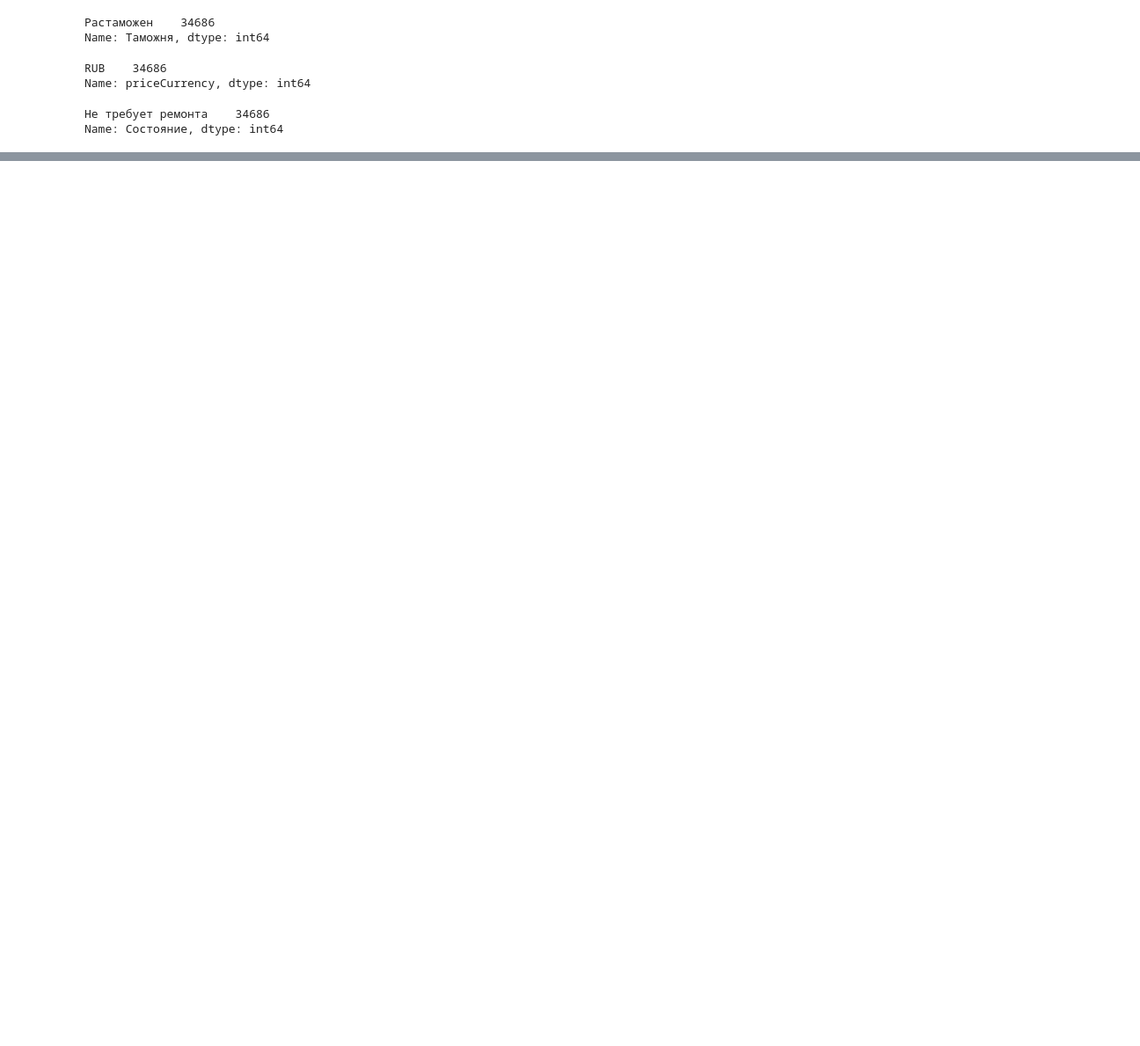
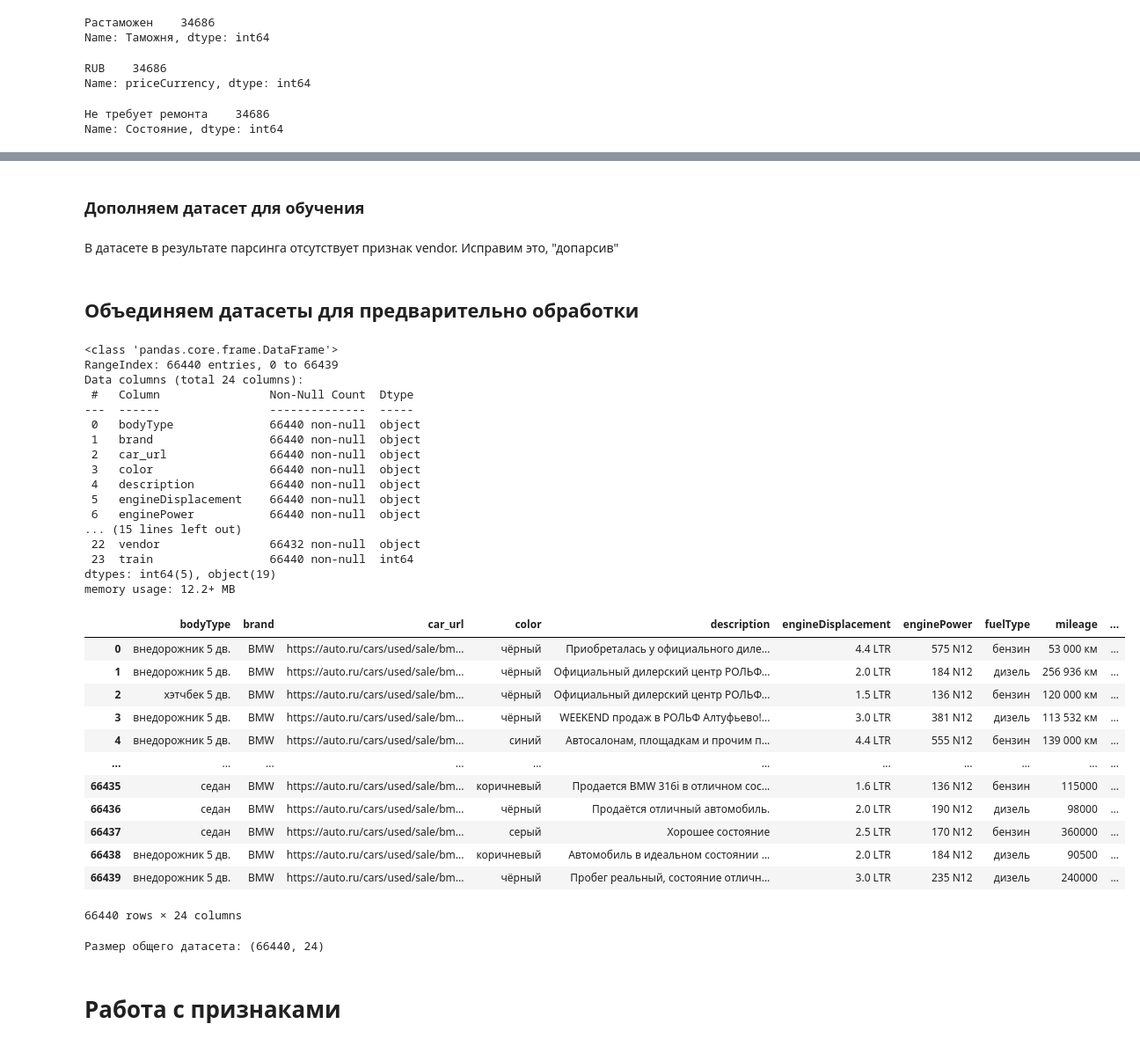
Before and after one commit to IvanAleshin/Skillfactory_projects, a Jupyter notebook: module_5/Car_Price_prediction.ipynb, the cells around one changed output, grey strips where cells are left out. Shown at 88% size. Drawn from its saved outputs; the diff is of its cells as text; code cells hidden in the pictures; blank space fills up the shorter version.

```diff
--- a/module_5/Car_Price_prediction.ipynb
+++ b/module_5/Car_Price_prediction.ipynb
@@ -220,0 +121,5 @@ BaseException: response code503
+# %%
+data_train = pd.read_csv('auto_ru.csv')
+data_train.info()
+display(data_train.head(5))
+print("Размер датасета для обучения: {}".format(data_train.shape))
@@ -220,0 +176,7 @@ BaseException: response code503
+# %%
+# Удаляем неинформативные колонки
+data_train.drop(['Unnamed: 0', 'name', 'Таможня', 'Состояние', 'priceCurrency', 'image'], axis=1, inplace=True)
+# %% [markdown]
+### Дополняем датасет для обучения
+# %% [markdown]
+В датасете в результате парсинга отсутствует признак vendor. Исправим это, "допарсив"
@@ -220,0 +205,51 @@ BaseException: response code503
+# %%
+# Открываем данные по признаку vendor
+data_vendor = pd.read_csv('auto_vendor.csv', names=['vendor'], header=0)
+
+# Добавляем признак vendor в обучающий датасет
+data_train = data_train.join(data_vendor)
+# %% [markdown]
+## Объединяем датасеты для предварительно обработки
+# %%
+data_train['train'] = 1
+data_test['train'] = 0
+data_test['price'] = -1  # Добавим в тестовый датасет целевую переменную, равную -1
+data = data_train.append(data_test, sort=False).reset_index(drop=True)
+# %%
+data.info()
+display(data)
+print("Размер общего датасета: {}".format(data.shape))
+# %% [output]
+<class 'pandas.core.frame.DataFrame'>
+RangeIndex: 66440 entries, 0 to 66439
+Data columns (total 24 columns):
+ #   Column                Non-Null Count  Dtype
+---  ------                --------------  -----
+ 0   bodyType              66440 non-null  object
+ 1   brand                 66440 non-null  object
+ 2   car_url               66440 non-null  object
+ 3   color                 66440 non-null  object
+ 4   description           66440 non-null  object
+ 5   engineDisplacement    66440 non-null  object
+ 6   enginePower           66440 non-null  object
+... (15 lines left out)
+ 22  vendor                66432 non-null  object
+ 23  train                 66440 non-null  int64
+dtypes: int64(5), object(19)
+memory usage: 12.2+ MB
+|  | bodyType | brand | car_url | color | description | engineDisplacement | enginePower | fuelType | mileage | ... |
+| 0 | внедорожник 5 дв. | BMW | https://auto.ru/cars/used/sale/bm... | чёрный | Приобреталась у официального диле... | 4.4 LTR | 575 N12 | бензин | 53 000 км | ... |
+| 1 | внедорожник 5 дв. | BMW | https://auto.ru/cars/used/sale/bm... | чёрный | Официальный дилерский центр РОЛЬФ... | 2.0 LTR | 184 N12 | дизель | 256 936 км | ... |
+| 2 | хэтчбек 5 дв. | BMW | https://auto.ru/cars/used/sale/bm... | чёрный | Официальный дилерский центр РОЛЬФ... | 1.5 LTR | 136 N12 | бензин | 120 000 км | ... |
+| 3 | внедорожник 5 дв. | BMW | https://auto.ru/cars/used/sale/bm... | чёрный | WEEKEND продаж в РОЛЬФ Алтуфьево!... | 3.0 LTR | 381 N12 | дизель | 113 532 км | ... |
+| 4 | внедорожник 5 дв. | BMW | https://auto.ru/cars/used/sale/bm... | синий | Автосалонам, площадкам и прочим п... | 4.4 LTR | 555 N12 | бензин | 139 000 км | ... |
+| ... | ... | ... | ... | ... | ... | ... | ... | ... | ... | ... |
+| 66435 | седан | BMW | https://auto.ru/cars/used/sale/bm... | коричневый | Продается BMW 316i в отличном сос... | 1.6 LTR | 136 N12 | бензин | 115000 | ... |
+| 66436 | седан | BMW | https://auto.ru/cars/used/sale/bm... | чёрный | Продаётся отличный автомобиль. | 2.0 LTR | 190 N12 | дизель | 98000 | ... |
+| 66437 | седан | BMW | https://auto.ru/cars/used/sale/bm... | серый | Хорошее состояние | 2.5 LTR | 170 N12 | бензин | 360000 | ... |
+| 66438 | внедорожник 5 дв. | BMW | https://auto.ru/cars/used/sale/bm... | коричневый | Автомобиль в идеальном состоянии ... | 2.0 LTR | 184 N12 | дизель | 90500 | ... |
+| 66439 | внедорожник 5 дв. | BMW | https://auto.ru/cars/used/sale/bm... | чёрный | Пробег реальный, состояние отличн... | 3.0 LTR | 235 N12 | дизель | 240000 | ... |
+66440 rows × 24 columns
+Размер общего датасета: (66440, 24)
+# %% [markdown]
+# Работа с признаками
```
Also changed, not shown: parts of 29 cells of this notebook, 1 other file.
